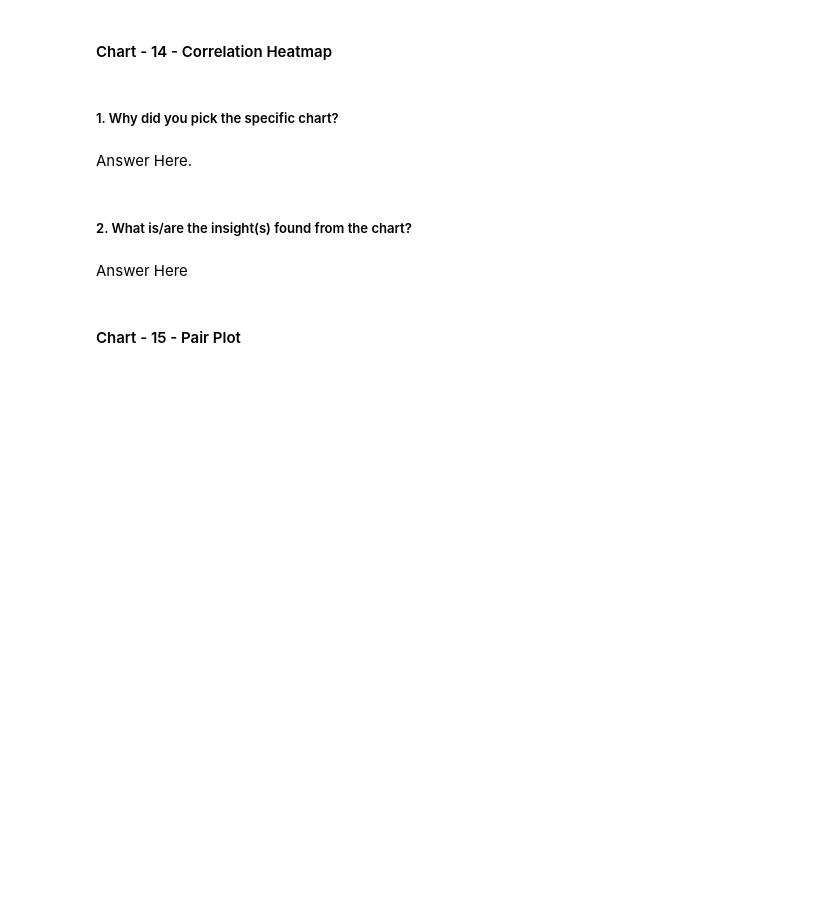
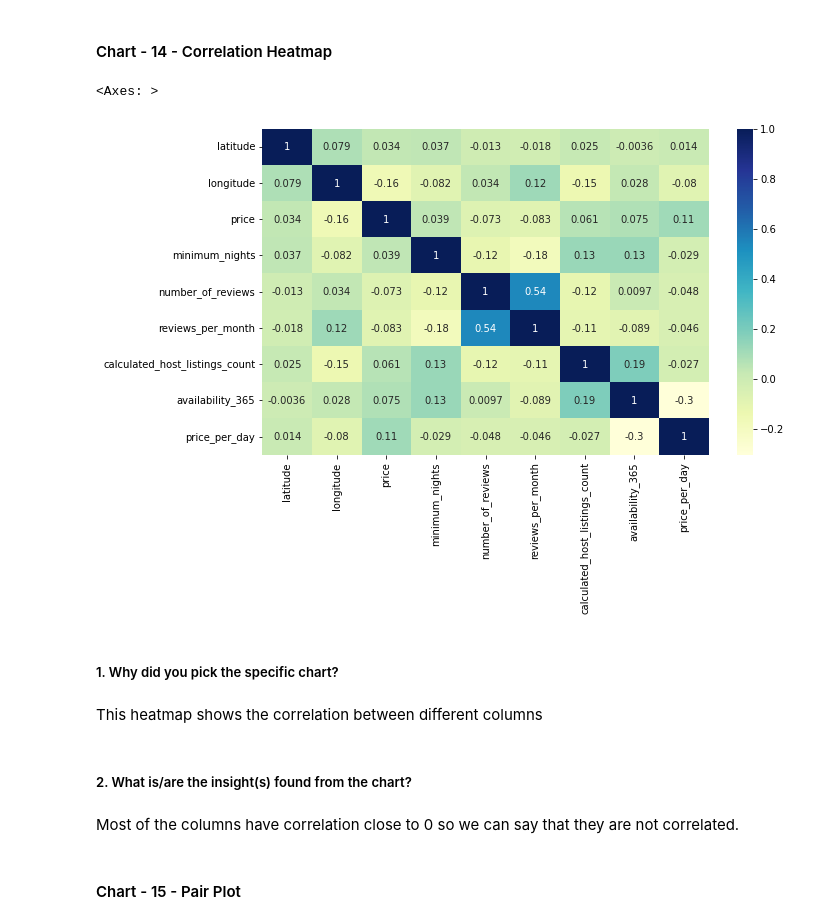
Before and after one commit to sidpatondikar/CAPSTONE-Airbnb-Booking-Analysis-Siddharth-Patondikar, a Jupyter notebook: Team_Notebook.ipynb, the cells around one changed output. Drawn from its saved outputs; the diff is of its cells as text; code cells hidden in the pictures; blank space fills up the shorter version.

```diff
--- a/Team_Notebook.ipynb
+++ b/Team_Notebook.ipynb
@@ -837,11 +851,19 @@ Answer Here
+# %%
+# Correlation Heatmap visualization code
+df_corr = df3.corr()
+plt.figure(figsize=(10,6))
+sns.heatmap(df_corr, annot=True, cmap="YlGnBu")
+# %% [output]
+<Axes: >
+[figure, added]
 # %% [markdown]
 ##### 1. Why did you pick the specific chart?
-# %% [markdown]
-Answer Here.
+# %% [markdown]
+This heatmap shows the correlation between different columns
 # %% [markdown]
 ##### 2. What is/are the insight(s) found from the chart?
-# %% [markdown]
-Answer Here
+# %% [markdown]
+Most of the columns have correlation close to 0 so we can say that they are not correlated.
 # %% [markdown]
 #### Chart - 15 - Pair Plot
 # %%
```
Also changed, not shown: parts of 20 cells of this notebook.
